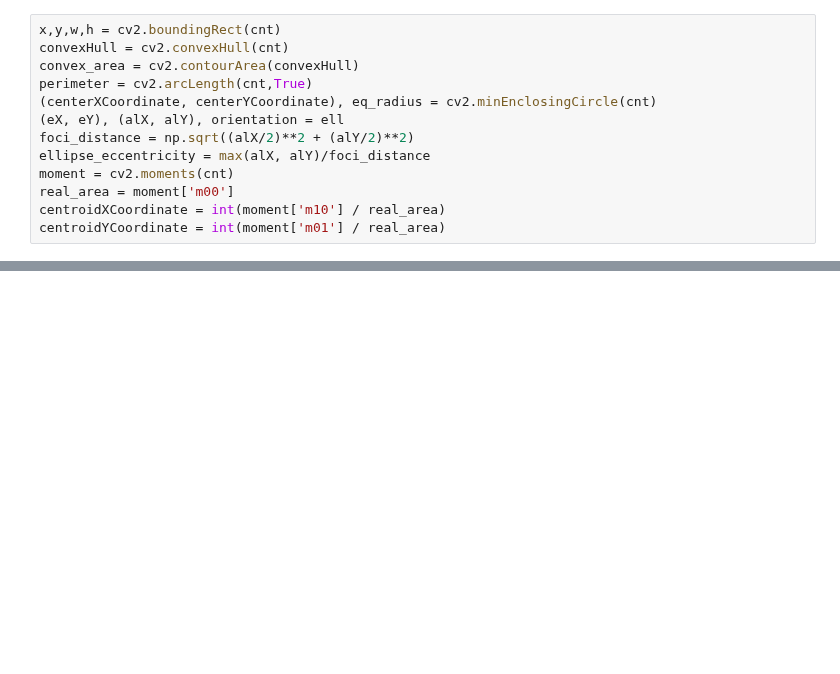
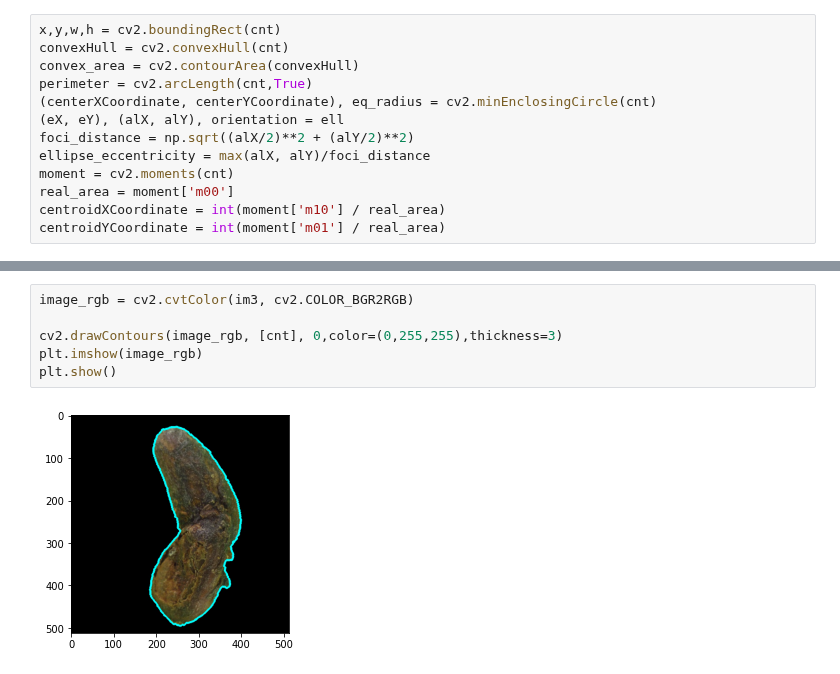
Before and after one commit to quanglochuynh/thesis2022, a Jupyter notebook: MLP_approach/geometry_extract.ipynb, the cells around one changed output, grey strips where cells are left out. Cells and saved outputs as stored; diff of their text form; blank space fills up the shorter version.

```diff
--- a/MLP_approach/geometry_extract.ipynb
+++ b/MLP_approach/geometry_extract.ipynb
@@ -49,0 +52,8 @@ centroidYCoordinate = int(moment['m01'] / real_area)
+# %%
+image_rgb = cv2.cvtColor(im3, cv2.COLOR_BGR2RGB)
+
+cv2.drawContours(image_rgb, [cnt], 0,color=(0,255,255),thickness=3)
+plt.imshow(image_rgb)
+plt.show()
+# %% [output]
+[figure, added]
```
Also changed, not shown: parts of 5 cells of this notebook, 1 other file.
